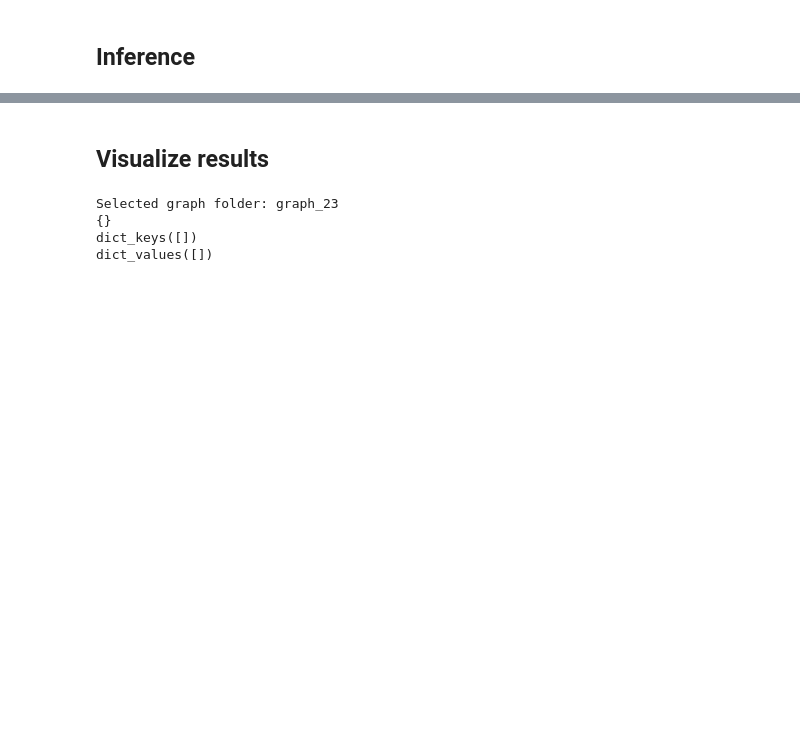
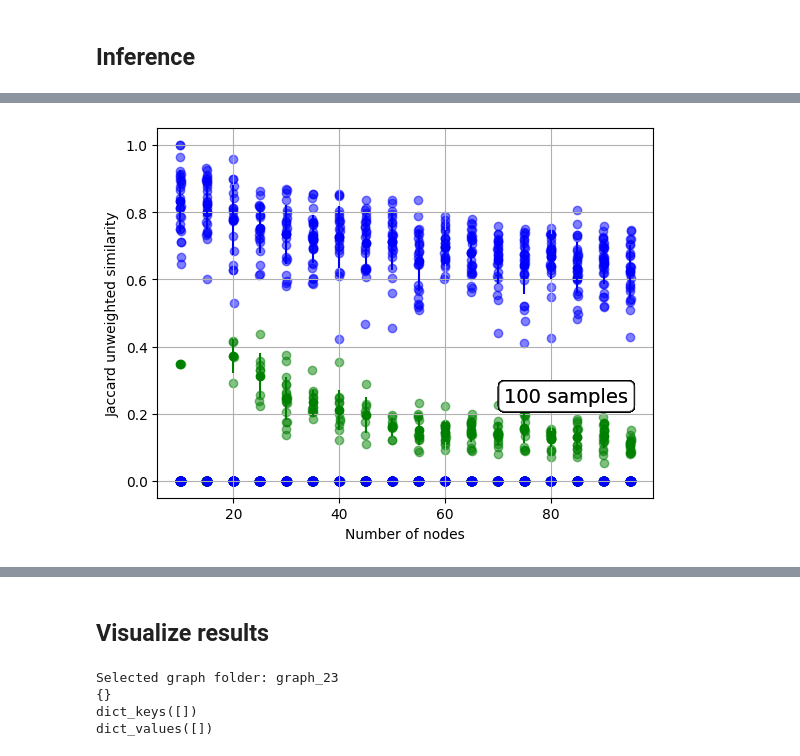
Before and after one commit to miriamzara/MICROBIOMA, a Jupyter notebook: gt_performance_test/performance_test.ipynb, the cells around one changed output, grey strips where cells are left out. Saved outputs shown, nothing was run; the diff lists cells and outputs as text; code cells hidden in the pictures; blank space fills up the shorter version.

Commit message:
minor changes to plot functions

```diff
--- a/gt_performance_test/performance_test.ipynb
+++ b/gt_performance_test/performance_test.ipynb
@@ -322,9 +322,9 @@ for key in dict:
 # %%
 dynamics_name = 'IsingGlauber'
 M = 1000
-# If True, overwrite existing dynamics and deletes all infered grpahs with old dynamics
+# If True, overwrite existing dynamics and deletes all infered graphs with old dynamics
 # If False, skip graphs with existing dynamics
-overwrite = True
+overwrite = False
 
 graph_folders = giom.list_directories(giom.base_dir)
 
@@ -502,14 +505,57 @@ with tqdm(total=len(folders), desc="Processing folders", ncols=100, unit="folder
-# %%
-# Plot accuracy versus number of nodes with std deviation
-folders = giom.list_directories(parent_dir= giom.base_dir)
-nodes = []
-jaccard = []
-std = []
-for folder in folders:
-    dynamics_folder = os.path.join(giom.base_dir, folder, dynamics_name)
-    inferred_folders = giom.list_directories(dynamics_folder)
-    for inferred_folder in inferred_folders:
-        metadata = giom.load_metadata(os.path.join(dynamics_folder, inferred_folder, 'metadata.json'))
-        nodes.append(metadata['nodes'])
-        jaccard.append(metadata['jaccard_unweighted'])
-        std.append(metadata['jaccard_weighted'])
+# %%
+# Plot accuracy versus number of nodes with std deviation
+dynamics_name = 'IsingGlauber'
+folders = giom.list_directories(parent_dir= giom.base_dir)
+M = 100
+
+nodes = []
+for graph in folders:
+    metadata = giom.load_metadata(os.path.join(giom.base_dir, graph))
+    nodes.append(metadata['nodes'])
+nodes = np.array(nodes)
+unique_nodes = np.unique(nodes)
+nodes = unique_nodes
+
+fig, ax = plt.subplots()
+
+missing_times = [True, False]
+color = ['green', 'blue']
+
+
+for missing_times, color in zip(missing_times, color):
+    for n in nodes:
+        folders = giom.filter_graphs(nodes= n)
+        jaccard = []
+        for folder in folders:
+            dyn_folder_path = os.path.join(giom.base_dir, folder, dynamics_name)
+            inferred_folders = giom.list_directories(dyn_folder_path)
+            for inferred_folder in inferred_folders:
+                metadata = giom.load_metadata(os.path.join(dyn_folder_path, inferred_folder))
+                if metadata['samples'] != M:
+                    continue
+                if metadata['missing_times'] == missing_times:
+                    jaccard.append(metadata['jaccard_unweighted'])
+        jaccard = np.array(jaccard)
+        #ax.errorbar(n, mean, yerr=std, fmt='o', label=f'{n} nodes', color = "black")
+        ax.scatter( np.random.uniform(n-0.1, n+0.1, len(jaccard)), jaccard, alpha=0.5, color = color)
+        # Calulcate mean and std only when inference works
+        jaccard = jaccard[jaccard != 0]
+        if len(jaccard) > 0:
+            mean = jaccard.mean()
+            std = jaccard.std()
+            ax.errorbar(n, mean, yerr=std, fmt='o', label=f'{n} nodes', color = color)
+        else:
+            ax.scatter(n, 0, color = color)
+
+        ax.set_xlabel('Number of nodes')
+        ax.set_ylabel('Jaccard unweighted similarity')
+        ax.grid(True)
+
+        # Insert a box with number of samples
+        textstr = f'{M} samples'
+        props = dict(boxstyle='round', facecolor='white', alpha=0.5)
+        ax.text(0.7, 0.3, textstr, transform=ax.transAxes, fontsize=14, verticalalignment='top', bbox=props)
+
+plt.savefig(os.path.join(giom.results_dir, f'jaccard_vs_nodes_{M}_samples.png'))
+# %% [output]
+[figure, added]
```
Also changed, not shown: parts of 5 cells of this notebook, 26 other files.
